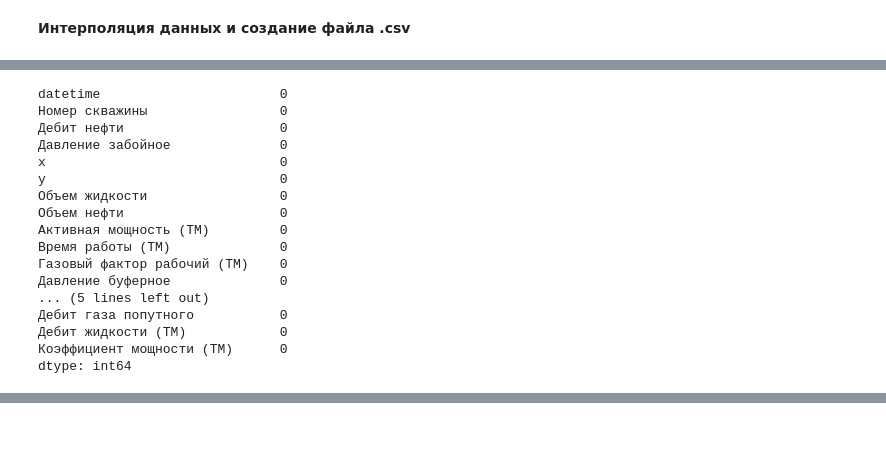
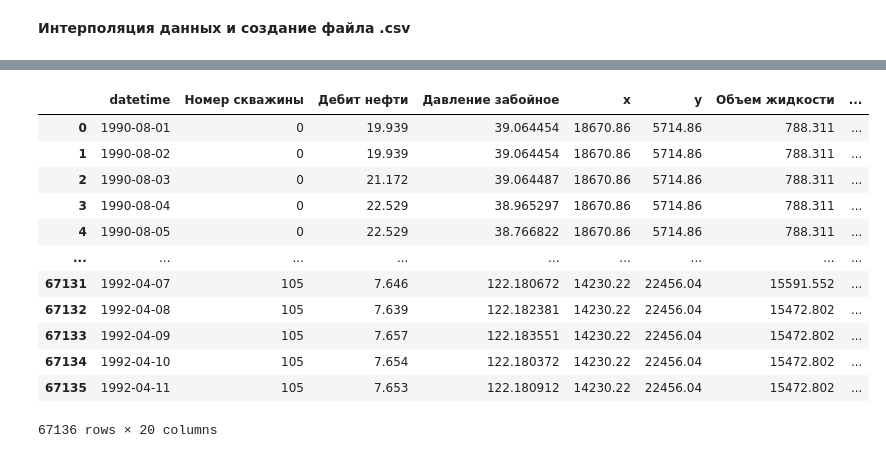
Before and after one commit to kasa10/Digital_Team_Gazpromneft_MIPT, a Jupyter notebook: pad_data.ipynb, the cells around one changed output, grey strips where cells are left out. Cells and saved outputs as stored; diff of their text form; code cells hidden in the pictures; blank space fills up the shorter version.

Commit message:
pad + linear interpolation

```diff
--- a/pad_data.ipynb
+++ b/pad_data.ipynb
@@ -109,9 +105,14 @@ Name: Газовый фактор рабочий (ТМ), dtype: float64
 # %% [markdown]
 **Интерполяция данных и создание файла .csv**
 # %%
-pd.set_option('max_rows', 1000)
+#pd.set_option('max_rows', 1000)
 from google.colab import files
 %matplotlib inline
 
 wells = list(train["Номер скважины"].unique())
 well_df = train
+
+#  train_int = well_df.fillna(method='ffill')
+train_int = well_df.fillna(method='pad').interpolate(limit_direction ='backward')
+
+print(train_int.isnull().sum())
@@ -120,27 +137,4 @@ well_df_int = well_df.fillna(method='pad')
-# %%
-well_df_int_int = well_df_int.interpolate(limit_direction ='backward')
-
-print(well_df_int_int.isnull().sum())
-#print(well_df_int_int['Давление буферное'])
-# %% [output]
-datetime                       0
-Номер скважины                 0
-Дебит нефти                    0
-Давление забойное              0
-x                              0
-y                              0
-Объем жидкости                 0
-Объем нефти                    0
-Активная мощность (ТМ)         0
-Время работы (ТМ)              0
-Газовый фактор рабочий (ТМ)    0
-Давление буферное              0
-... (5 lines left out)
-Дебит газа попутного           0
-Дебит жидкости (ТМ)            0
-Коэффициент мощности (ТМ)      0
-dtype: int64
 # %%
-well_df_int_int.to_csv('linear_interpolate_data.csv', index=False)
-files.download('linear_interpolate_data.csv')
+train_int.to_csv('linear_interpolate_data.csv', index=False)
+train_int
 # %% [output]
@@ -148,0 +141,13 @@ files.download('linear_interpolate_data.csv')
+|  | datetime | Номер скважины | Дебит нефти | Давление забойное | x | y | Объем жидкости | ... |
+| 0 | 1990-08-01 | 0 | 19.939 | 39.064454 | 18670.86 | 5714.86 | 788.311 | ... |
+| 1 | 1990-08-02 | 0 | 19.939 | 39.064454 | 18670.86 | 5714.86 | 788.311 | ... |
+| 2 | 1990-08-03 | 0 | 21.172 | 39.064487 | 18670.86 | 5714.86 | 788.311 | ... |
+| 3 | 1990-08-04 | 0 | 22.529 | 38.965297 | 18670.86 | 5714.86 | 788.311 | ... |
+| 4 | 1990-08-05 | 0 | 22.529 | 38.766822 | 18670.86 | 5714.86 | 788.311 | ... |
+| ... | ... | ... | ... | ... | ... | ... | ... | ... |
+| 67131 | 1992-04-07 | 105 | 7.646 | 122.180672 | 14230.22 | 22456.04 | 15591.552 | ... |
+| 67132 | 1992-04-08 | 105 | 7.639 | 122.182381 | 14230.22 | 22456.04 | 15472.802 | ... |
+| 67133 | 1992-04-09 | 105 | 7.657 | 122.183551 | 14230.22 | 22456.04 | 15472.802 | ... |
+| 67134 | 1992-04-10 | 105 | 7.654 | 122.180372 | 14230.22 | 22456.04 | 15472.802 | ... |
+| 67135 | 1992-04-11 | 105 | 7.653 | 122.180912 | 14230.22 | 22456.04 | 15472.802 | ... |
+67136 rows × 20 columns
```
Also changed, not shown: parts of 6 cells of this notebook.
